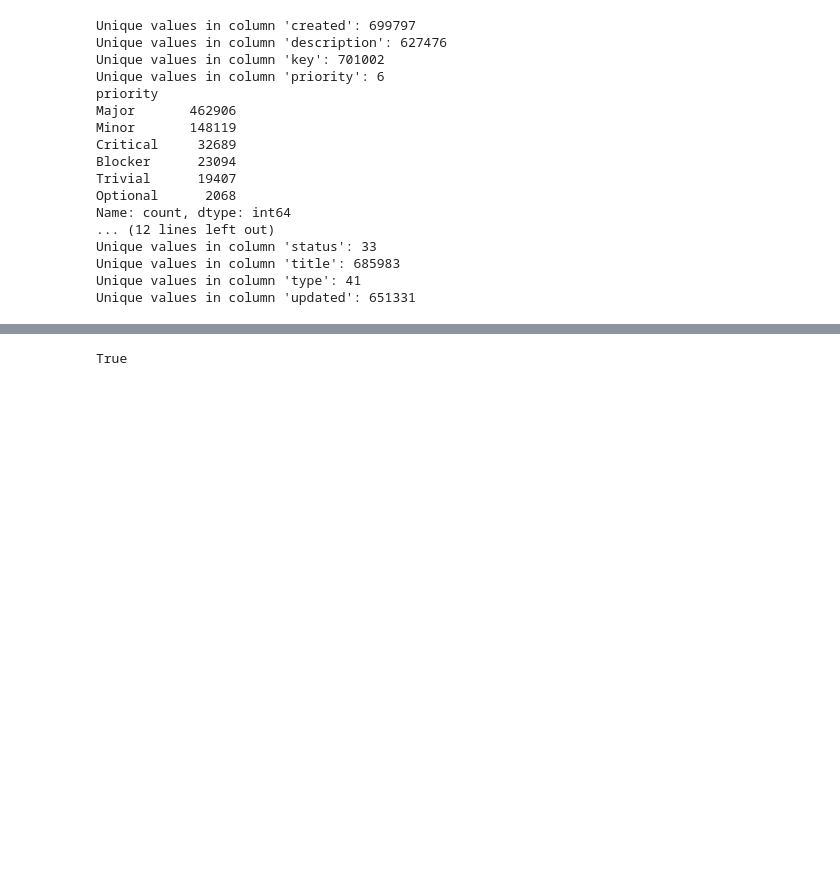
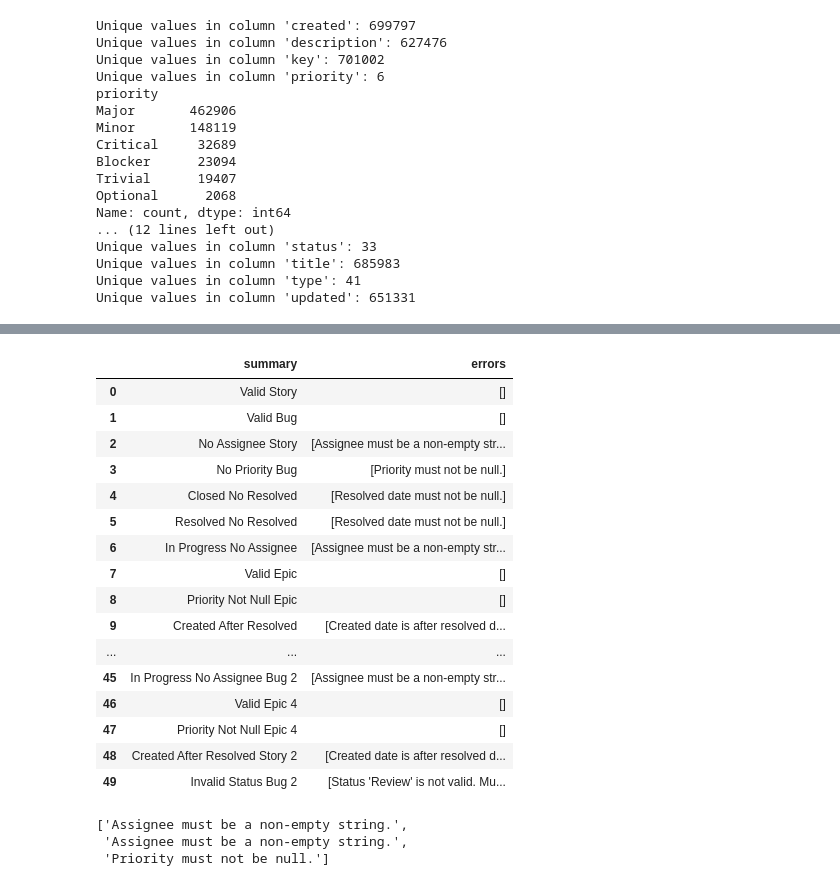
Before and after one commit to ManasviNarayan/jira-validatior, a Jupyter notebook: eda.ipynb, the cells around one changed output, grey strips where cells are left out. Saved outputs shown, nothing was run; the diff lists cells and outputs as text; code cells hidden in the pictures; blank space fills up the shorter version.

```diff
--- a/eda.ipynb
+++ b/eda.ipynb
@@ -97,5 +102,26 @@ sample.head(10)
 # %%
-a = sample.loc[3]
-bool(a.get('priority', None))
+sample[['summary', 'errors']]
 # %% [output]
-True
+|  | summary | errors |
+| 0 | Valid Story | [] |
+| 1 | Valid Bug | [] |
+| 2 | No Assignee Story | [Assignee must be a non-empty str... |
+| 3 | No Priority Bug | [Priority must not be null.] |
+| 4 | Closed No Resolved | [Resolved date must not be null.] |
+| 5 | Resolved No Resolved | [Resolved date must not be null.] |
+| 6 | In Progress No Assignee | [Assignee must be a non-empty str... |
+| 7 | Valid Epic | [] |
+| 8 | Priority Not Null Epic | [] |
+| 9 | Created After Resolved | [Created date is after resolved d... |
+| ... | ... | ... |
+| 45 | In Progress No Assignee Bug 2 | [Assignee must be a non-empty str... |
+| 46 | Valid Epic 4 | [] |
+| 47 | Priority Not Null Epic 4 | [] |
+| 48 | Created After Resolved Story 2 | [Created date is after resolved d... |
+| 49 | Invalid Status Bug 2 | [Status 'Review' is not valid. Mu... |
+# %%
+sample.iloc[2]['errors']
+# %% [output]
+['Assignee must be a non-empty string.',
+ 'Assignee must be a non-empty string.',
+ 'Priority must not be null.']
```
Also changed, not shown: parts of 2 cells of this notebook, 5 other files.
